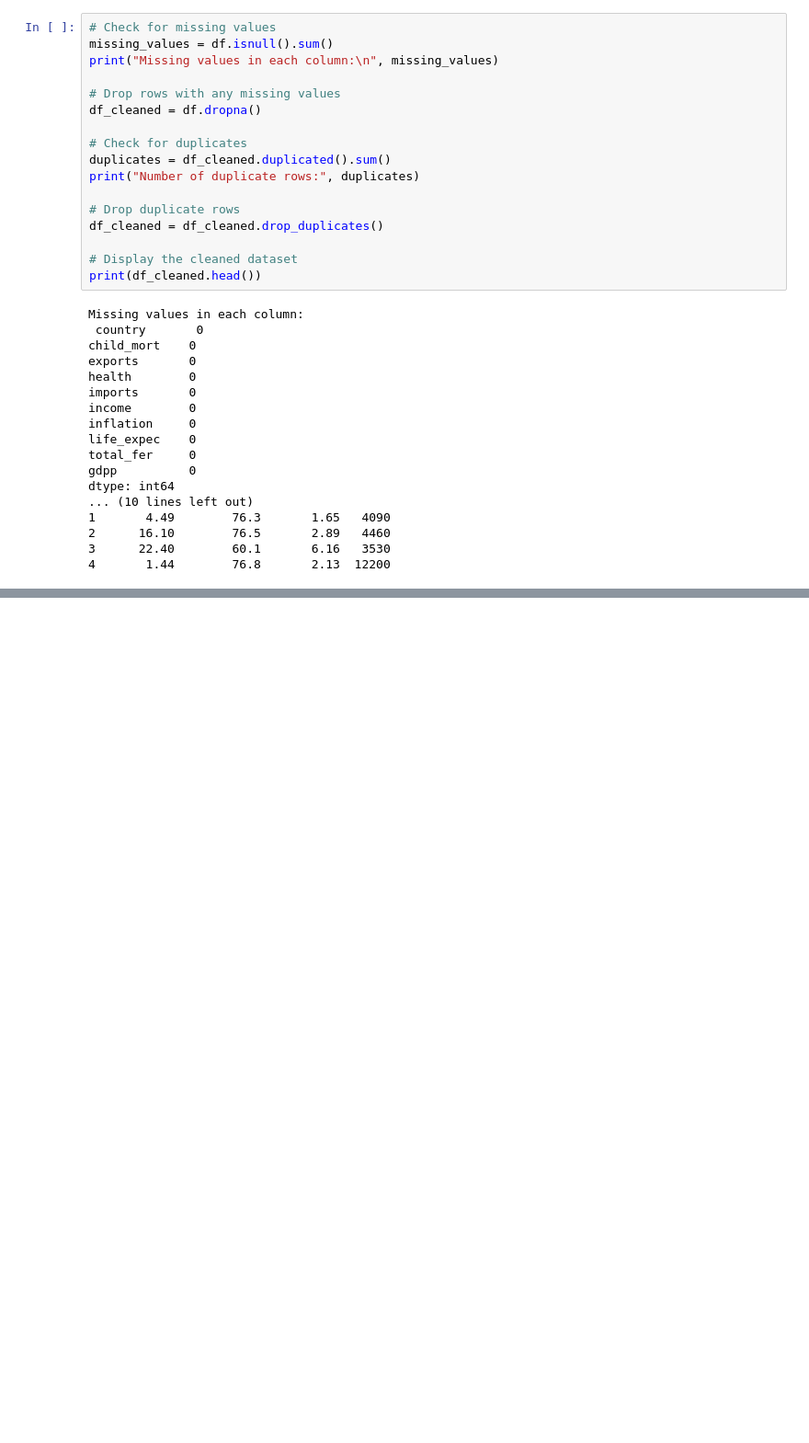
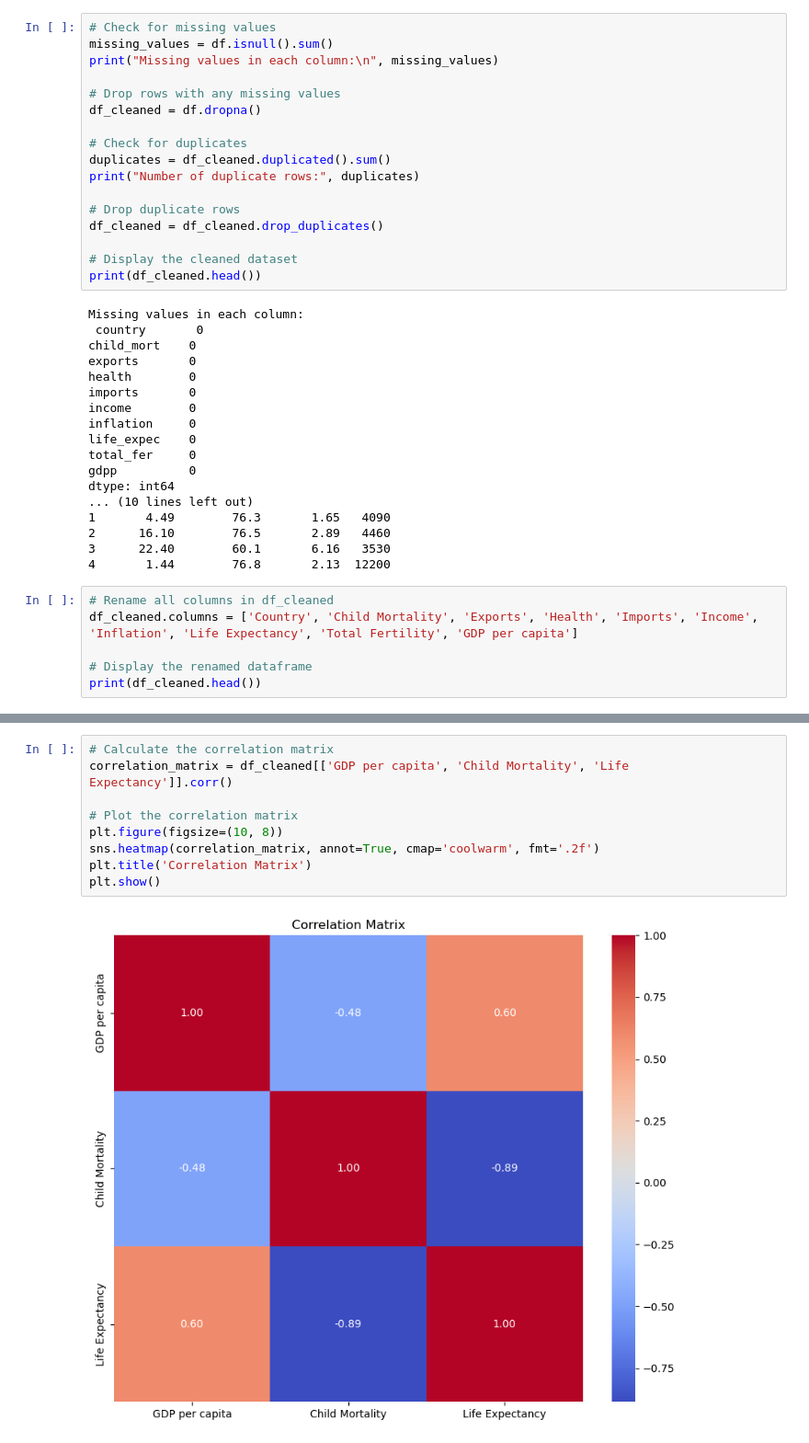
Before and after one commit to ib-frida/COVI19-Challenge, a Jupyter notebook: main.ipynb, the cells around one changed output, grey strips where cells are left out. Shown at 92% size. Saved outputs shown, nothing was run; the diff lists cells and outputs as text; blank space fills up the shorter version.

```diff
--- a/main.ipynb
+++ b/main.ipynb
@@ -78,3 +79,9 @@ dtype: int64
 2      16.10        76.5       2.89   4460
 3      22.40        60.1       6.16   3530
 4       1.44        76.8       2.13  12200
+# %%
+# Rename all columns in df_cleaned
+df_cleaned.columns = ['Country', 'Child Mortality', 'Exports', 'Health', 'Imports', 'Income', 'Inflation', 'Life Expectancy', 'Total Fertility', 'GDP per capita']
+
+# Display the renamed dataframe
+print(df_cleaned.head())
@@ -104,0 +126,11 @@ max    104.000000   82.800000    7.490000  105000.000000
+# %%
+# Calculate the correlation matrix
+correlation_matrix = df_cleaned[['GDP per capita', 'Child Mortality', 'Life Expectancy']].corr()
+
+# Plot the correlation matrix
+plt.figure(figsize=(10, 8))
+sns.heatmap(correlation_matrix, annot=True, cmap='coolwarm', fmt='.2f')
+plt.title('Correlation Matrix')
+plt.show()
+# %% [output]
+[figure, added]
```
Also changed, not shown: parts of 7 cells of this notebook, 1 other file.
